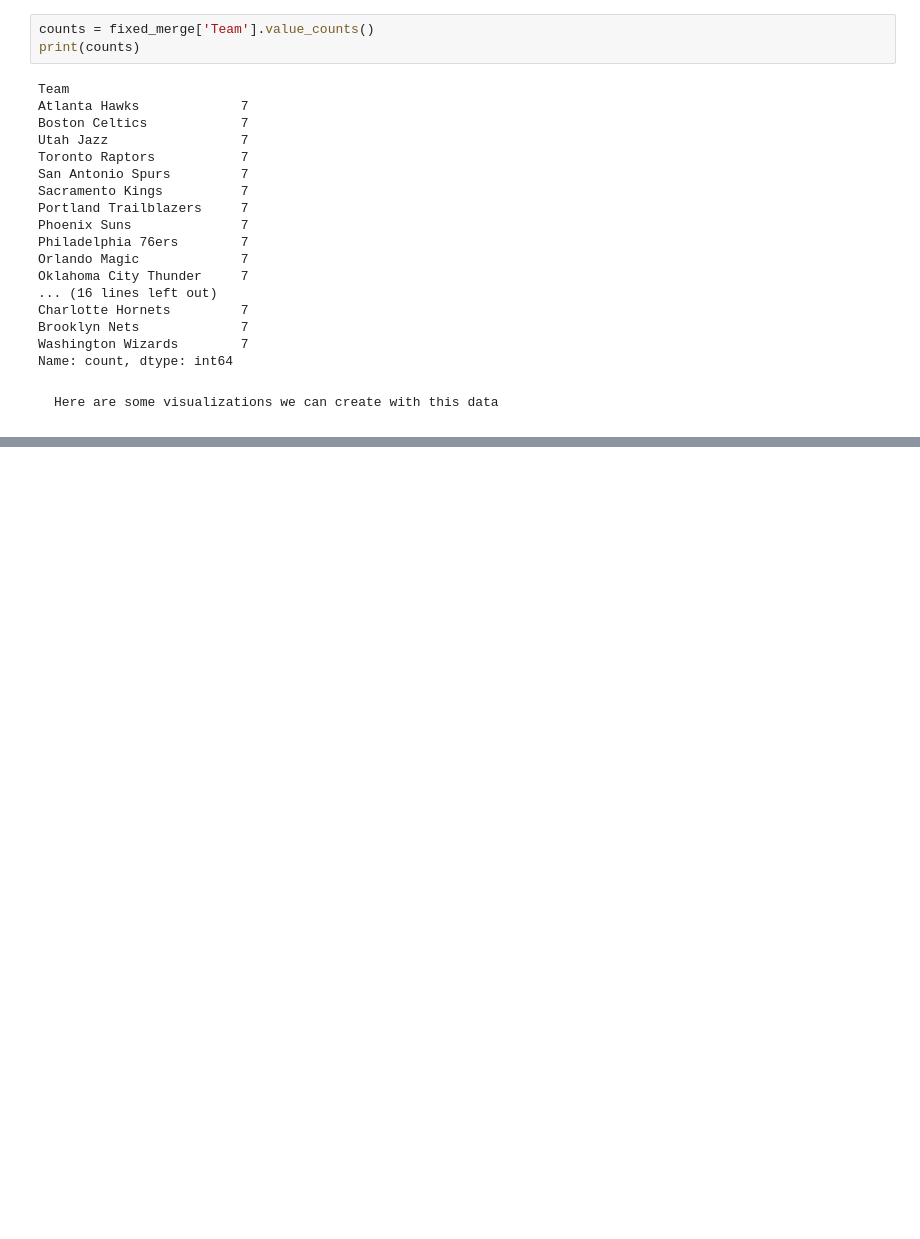
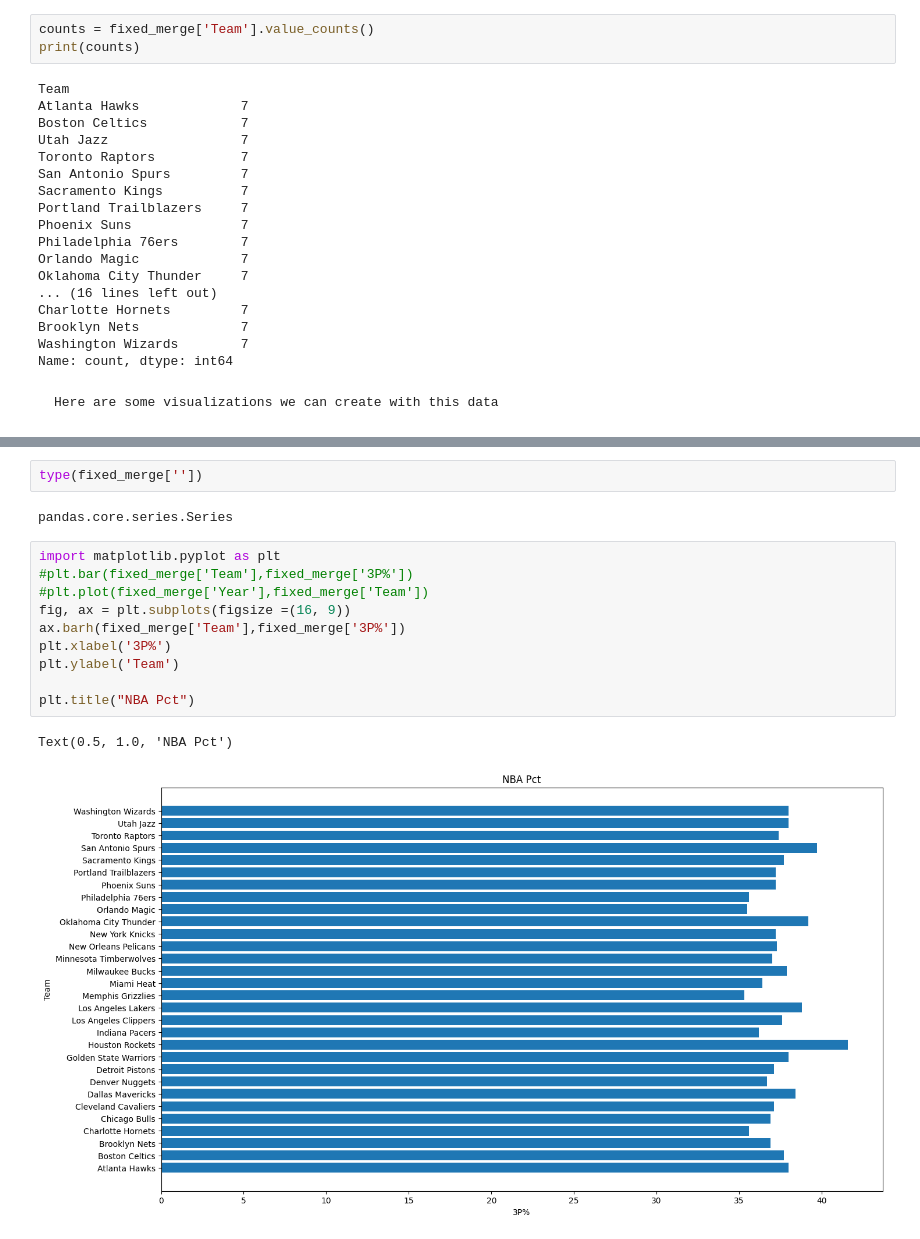
Before and after one commit to bzemedku98/INST447-Group-7---NBA-3-Point-Shooting, a Jupyter notebook: 3P Shots.ipynb, the cells around one changed output, grey strips where cells are left out. Drawn from its saved outputs; the diff is of its cells as text; blank space fills up the shorter version.

```diff
--- a/3P Shots.ipynb
+++ b/3P Shots.ipynb
@@ -259,0 +274,17 @@ Name: count, dtype: int64
+# %%
+type(fixed_merge[''])
+# %% [output]
+pandas.core.series.Series
+# %%
+import matplotlib.pyplot as plt
+#plt.bar(fixed_merge['Team'],fixed_merge['3P%'])
+#plt.plot(fixed_merge['Year'],fixed_merge['Team'])
+fig, ax = plt.subplots(figsize =(16, 9))
+ax.barh(fixed_merge['Team'],fixed_merge['3P%'])
+plt.xlabel('3P%')
+plt.ylabel('Team')
+
+plt.title("NBA Pct")
+# %% [output]
+Text(0.5, 1.0, 'NBA Pct')
+[figure, added]
```
Also changed, not shown: parts of 2 cells of this notebook.
